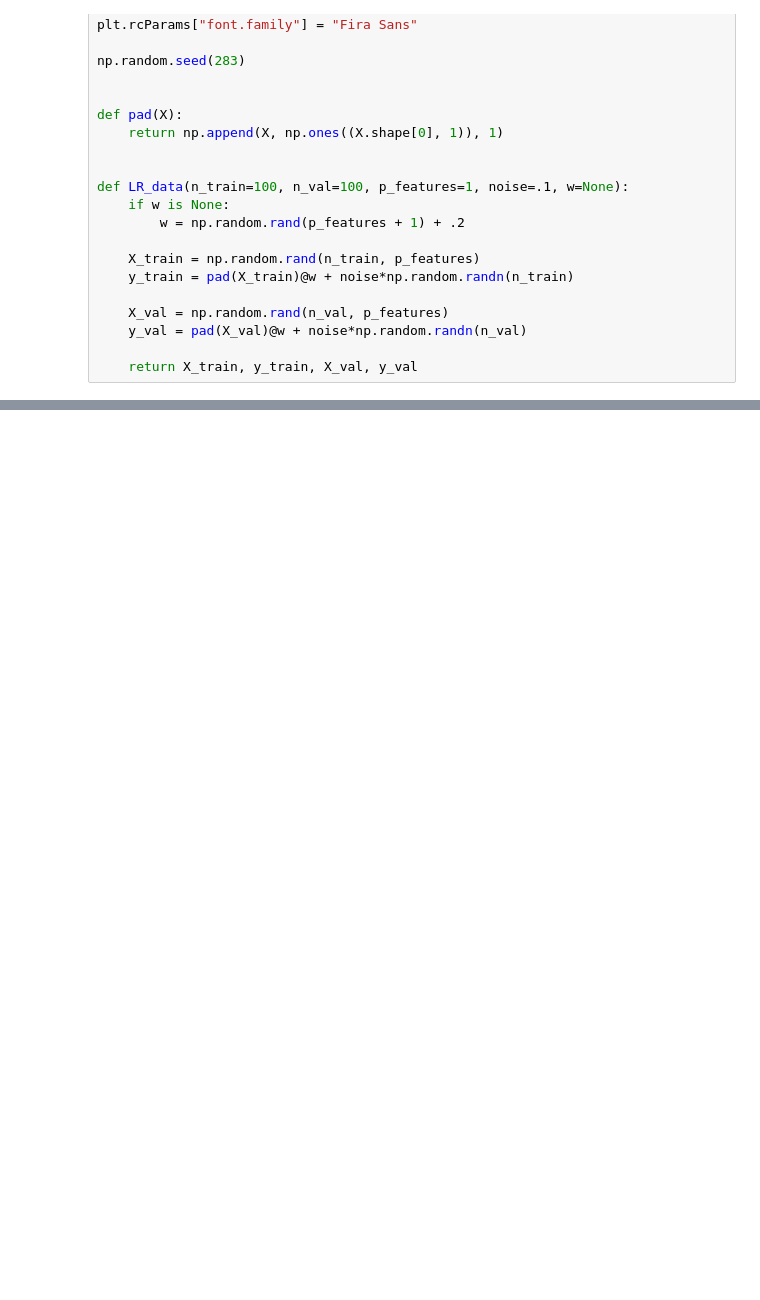
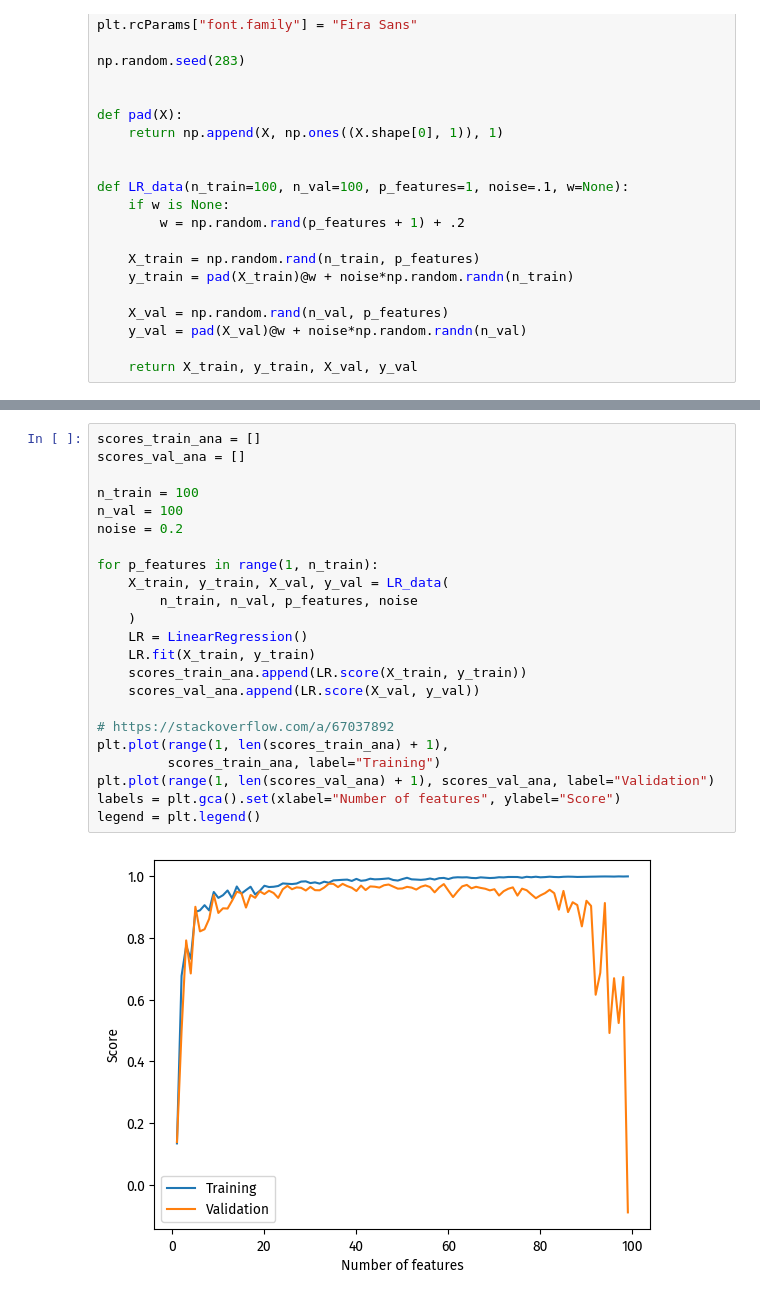
Before and after one commit to doabell/451-blog, a Jupyter notebook: posts/linear-regression/index.ipynb, the cells around one changed output, grey strips where cells are left out. Saved outputs shown, nothing was run; the diff lists cells and outputs as text; blank space fills up the shorter version.

```diff
--- a/posts/linear-regression/index.ipynb
+++ b/posts/linear-regression/index.ipynb
@@ -102,0 +169,25 @@ labels = plt.gca().set(xlabel="Iteration", ylabel="Score")
+# %%
+scores_train_ana = []
+scores_val_ana = []
+
+n_train = 100
+n_val = 100
+noise = 0.2
+
+for p_features in range(1, n_train):
+    X_train, y_train, X_val, y_val = LR_data(
+        n_train, n_val, p_features, noise
+    )
+    LR = LinearRegression()
+    LR.fit(X_train, y_train)
+    scores_train_ana.append(LR.score(X_train, y_train))
+    scores_val_ana.append(LR.score(X_val, y_val))
+
+# https://stackoverflow.com/a/67037892
+plt.plot(range(1, len(scores_train_ana) + 1),
+         scores_train_ana, label="Training")
+plt.plot(range(1, len(scores_val_ana) + 1), scores_val_ana, label="Validation")
+labels = plt.gca().set(xlabel="Number of features", ylabel="Score")
+legend = plt.legend()
+# %% [output]
+[figure, added]
```
Also changed, not shown: parts of 37 cells of this notebook.
